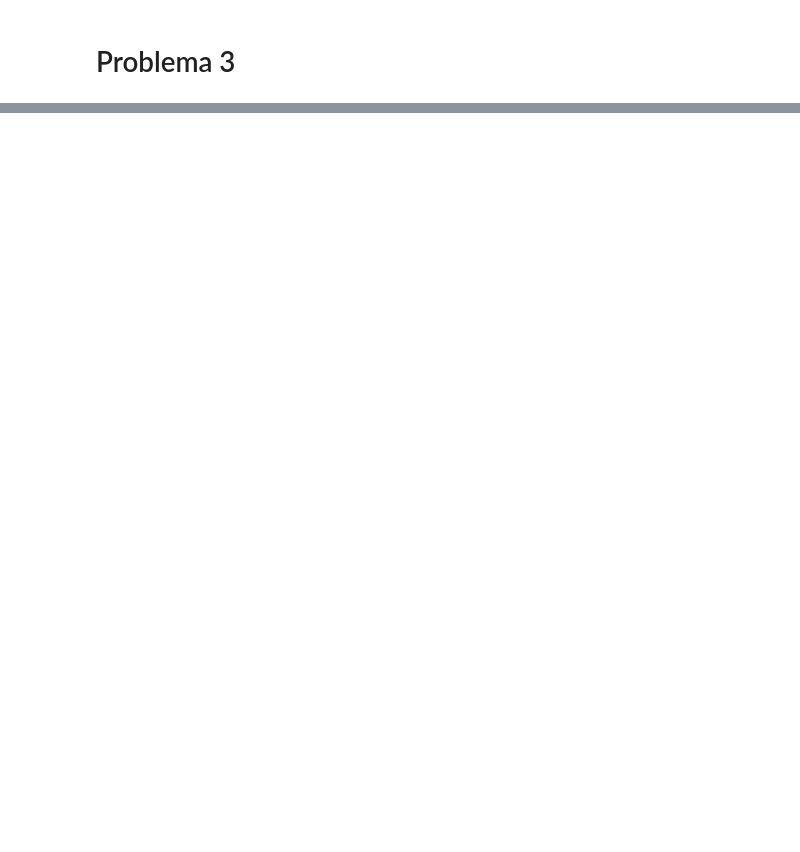
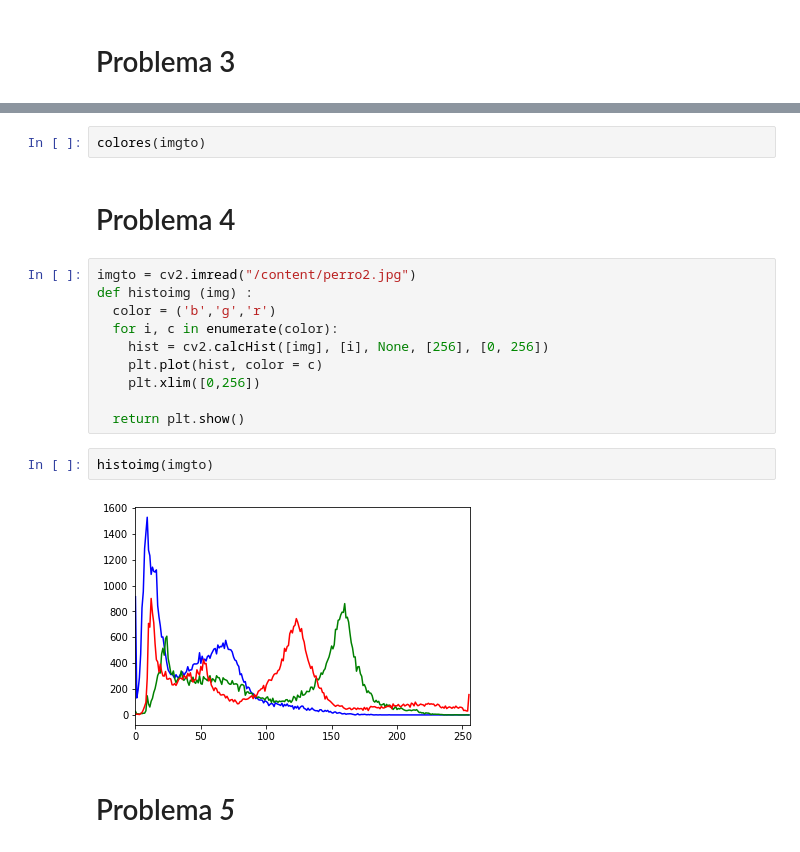
Before and after one commit to Daniel11182092/LAB1TEXTM, a Jupyter notebook: LAB1_TEXTM/lab1textM.ipynb, the cells around one changed output, grey strips where cells are left out. Saved outputs shown, nothing was run; the diff lists cells and outputs as text; blank space fills up the shorter version.

```diff
--- a/LAB1_TEXTM/lab1textM.ipynb
+++ b/LAB1_TEXTM/lab1textM.ipynb
@@ -66,0 +94,20 @@ imgcolor(imgto1,imgto2,imgto3)
+# %%
+colores(imgto)
+# %% [markdown]
+# Problema 4
+# %%
+imgto = cv2.imread("/content/perro2.jpg")
+def histoimg (img) :
+  color = ('b','g','r')
+  for i, c in enumerate(color):
+    hist = cv2.calcHist([img], [i], None, [256], [0, 256])
+    plt.plot(hist, color = c)
+    plt.xlim([0,256])
+
+  return plt.show()
+# %%
+histoimg(imgto)
+# %% [output]
+[figure, added]
+# %% [markdown]
+# Problema *5*
```
Also changed, not shown: parts of 9 cells of this notebook, 2 other files.
